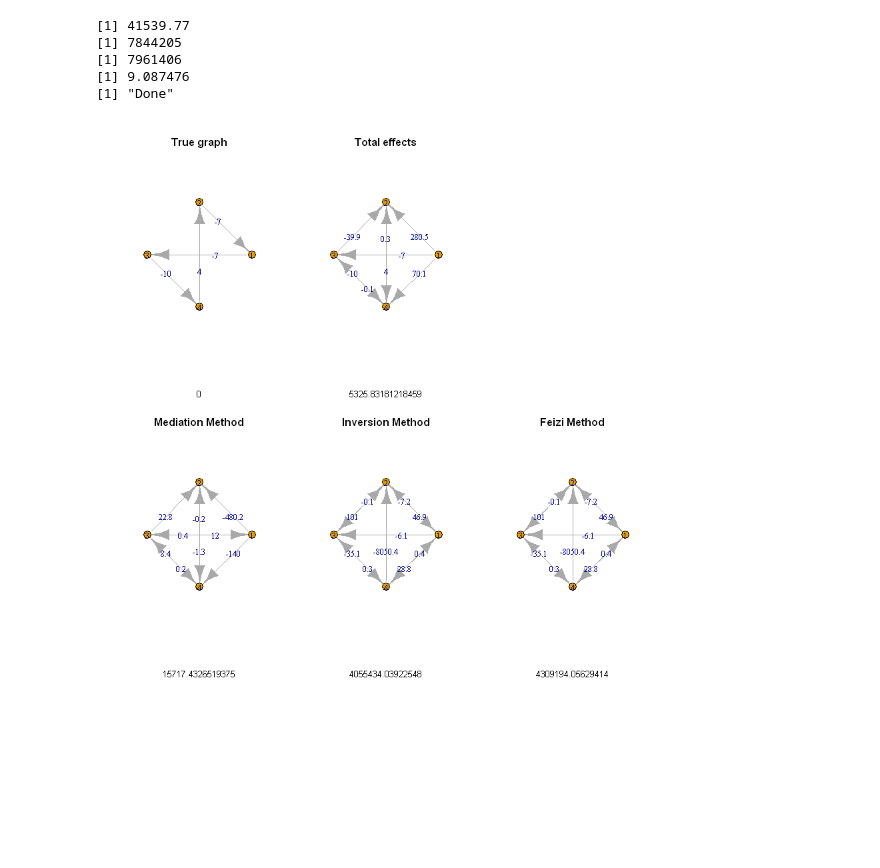
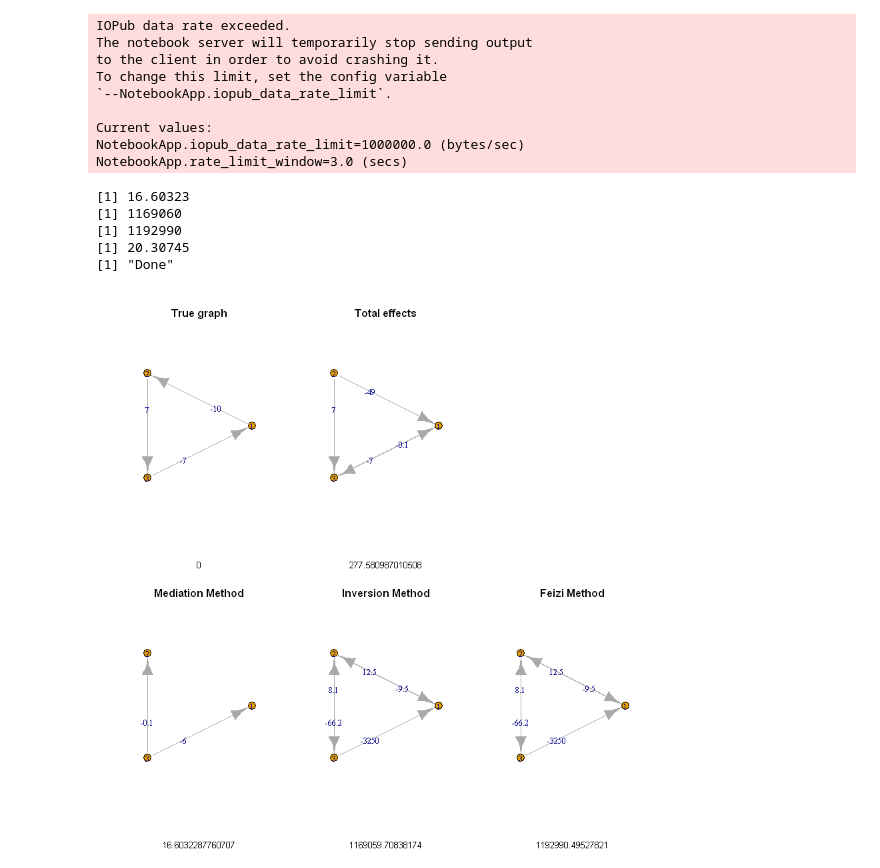
Before and after one commit to explodecomputer/graph_mr, a Jupyter notebook: working_notebook.ipynb, the cells around one changed output. Drawn from its saved outputs; the diff is of its cells as text; code cells hidden in the pictures; blank space fills up the shorter version.

```diff
--- a/working_notebook.ipynb
+++ b/working_notebook.ipynb
@@ -55,7 +57,7 @@ generate_cycle_set <- function(nodes, ncycles=-1, scycle=3){
     x <- 0
     while (x != ncycles){
         cycle_size <- scycle#sample(3:nodes$l, 1)
-        samp <- sample(nodes$n, cycle_size)
+        samp <- c(1:cycle_size)#sample(nodes$n, cycle_size)
         cycle_lst <- c(cycle_lst, list(samp))
         x <- x + 1
     }
@@ -83,15 +85,22 @@ set_to_edges <- function(set, data, edge=FALSE){
         k <- length(cycle)
         if (edge){
             effect <- sample(-10:10, 1)
+            if(effect == 0){
+                effect <- 1
+            }
             data <- make_edge(cycle[1],cycle[2], effect, data)
         }else{
             for (j in 1:k){
                 effect <- sample(-10:10, 1)
+                if(effect == 0){
+                    effect <- 1
+                }
                 nxt <- (j+1)%%(k+1)
                 if (nxt == 0){
                     nxt <- 1
                 }
                 data <- make_edge(cycle[j],cycle[nxt], effect, data)
+
             }
         }
     }
@@ -352,8 +361,13 @@ plot_from_matrix_clean <- function(mat, title="")
 # Data checks
 single_test <- function(gsize, datsize, nedges, ncycles, scycles, prRes=FALSE){
     dat <- init_data(datsize, gsize)
+    #print(dat$d)
     dat <- graph_gen(ncycles, scycles, nedges, dat)
+    #print(dat$d)
+    print(dat)
     res <- graph_mr(dat)
+    #print(dat$g)
+    #print(res$b)
     corr <- make_cor_mat(dat$d)
 
     # library seems better suited to dagitty dags, so will sort when those are in
@@ -408,38 +422,47 @@ do_test <- function(iter, nodes, observations, edges, cycles, cycle_size){
         data.frame(mseTot=0,mseAvg=0,method="Mediation"),
         data.frame(mseTot=0,mseAvg=0,method="Inversion Method"),
         data.frame(mseTot=0,mseAvg=0,method="Feizi Method"),
         data.frame(mseTot=0,mseAvg=0,method="ND Correlation Mat")
     )
     for(it in 1:iter){
         pr = FALSE
-        if (it == 1000){
+        if (it == 1){
             pr = TRUE
         }
         tempRes <- single_test(nodes, observations, edges, cycles, cycle_size, prRes = pr)
         tempMse <- tempRes['mse']
         avgRes[1, 'mseTot'] <- avgRes[1, 'mseTot'] + tempMse[1, 'mse']
         avgRes[2, 'mseTot'] <- avgRes[2, 'mseTot'] + tempMse[1 + (nodes^2), 'mse']
         avgRes[3, 'mseTot'] <- avgRes[3, 'mseTot'] + tempMse[1 + (nodes^2)*2, 'mse']
         avgRes[4, 'mseTot'] <- avgRes[4, 'mseTot'] + tempMse[1 + (nodes^2)*3, 'mse']
 
     }
     avgRes[1, 'mseAvg'] <- avgRes[1, 'mseTot'] / iter
     avgRes[2, 'mseAvg'] <- avgRes[2, 'mseTot'] / iter
     avgRes[3, 'mseAvg'] <- avgRes[3, 'mseTot'] / iter
     avgRes[4, 'mseAvg'] <- avgRes[4, 'mseTot'] / iter
     print(avgRes[1, 'mseAvg'])
     print(avgRes[2, 'mseAvg'])
     print(avgRes[3, 'mseAvg'])
     print(avgRes[4, 'mseAvg'])
 
     print("Done")
 }
 
-do_test(1000, 4, 50000, 0, 1, 4)
+do_test(1, 3, 50000, 0, 1, 3)
 # %% [output]
-[1] 41539.77
-[1] 7844205
-[1] 7961406
-[1] 9.087476
-[1] "Done"
+IOPub data rate exceeded.
+The notebook server will temporarily stop sending output
+to the client in order to avoid crashing it.
+To change this limit, set the config variable
+`--NotebookApp.iopub_data_rate_limit`.
+
+Current values:
+NotebookApp.iopub_data_rate_limit=1000000.0 (bytes/sec)
+NotebookApp.rate_limit_window=3.0 (secs)
+[1] 16.60323
+[1] 1169060
+[1] 1192990
+[1] 20.30745
+[1] "Done"
-[figure, old version]
+[figure, new version]
```
Also changed, not shown: parts of 3 cells of this notebook.
